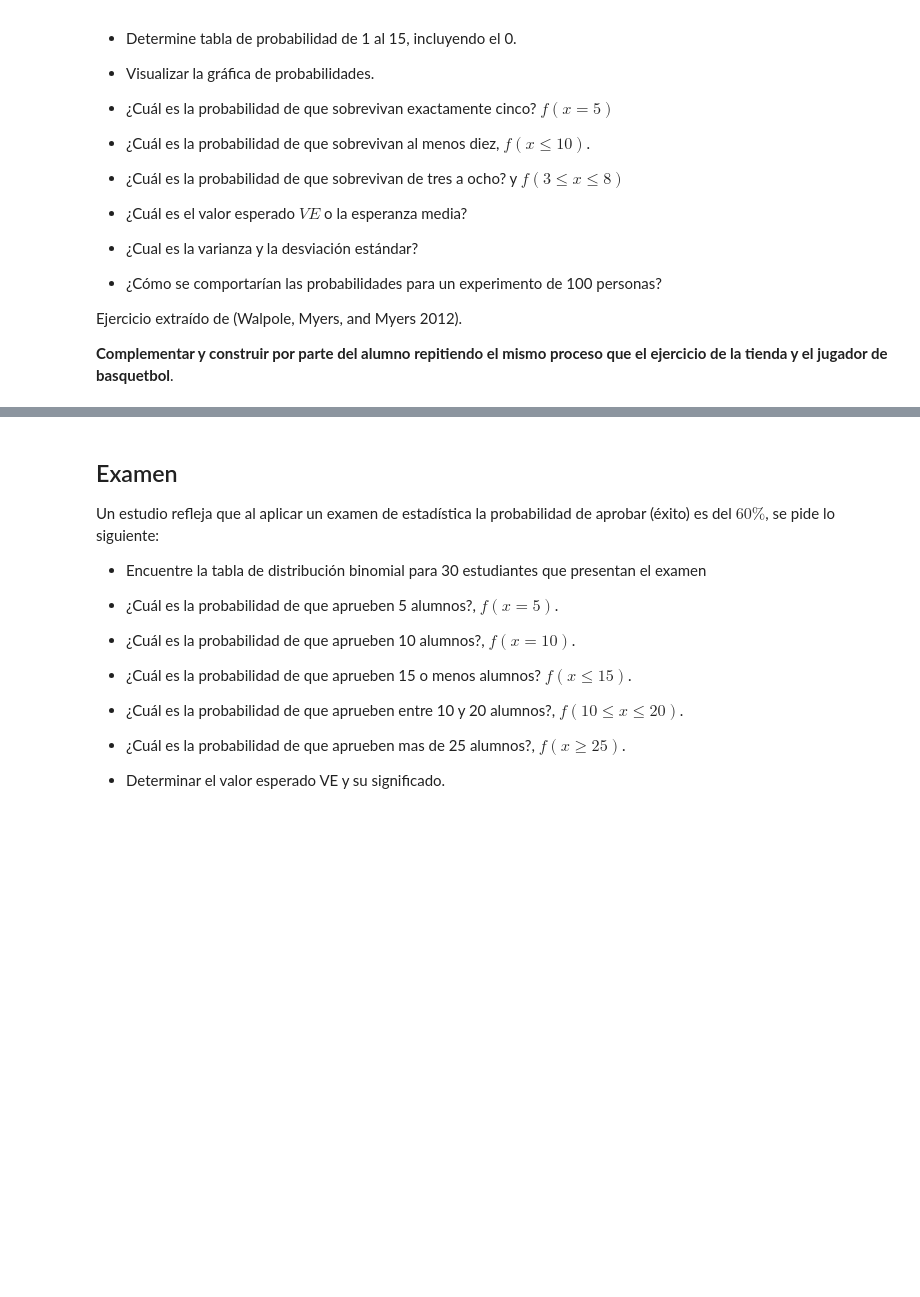
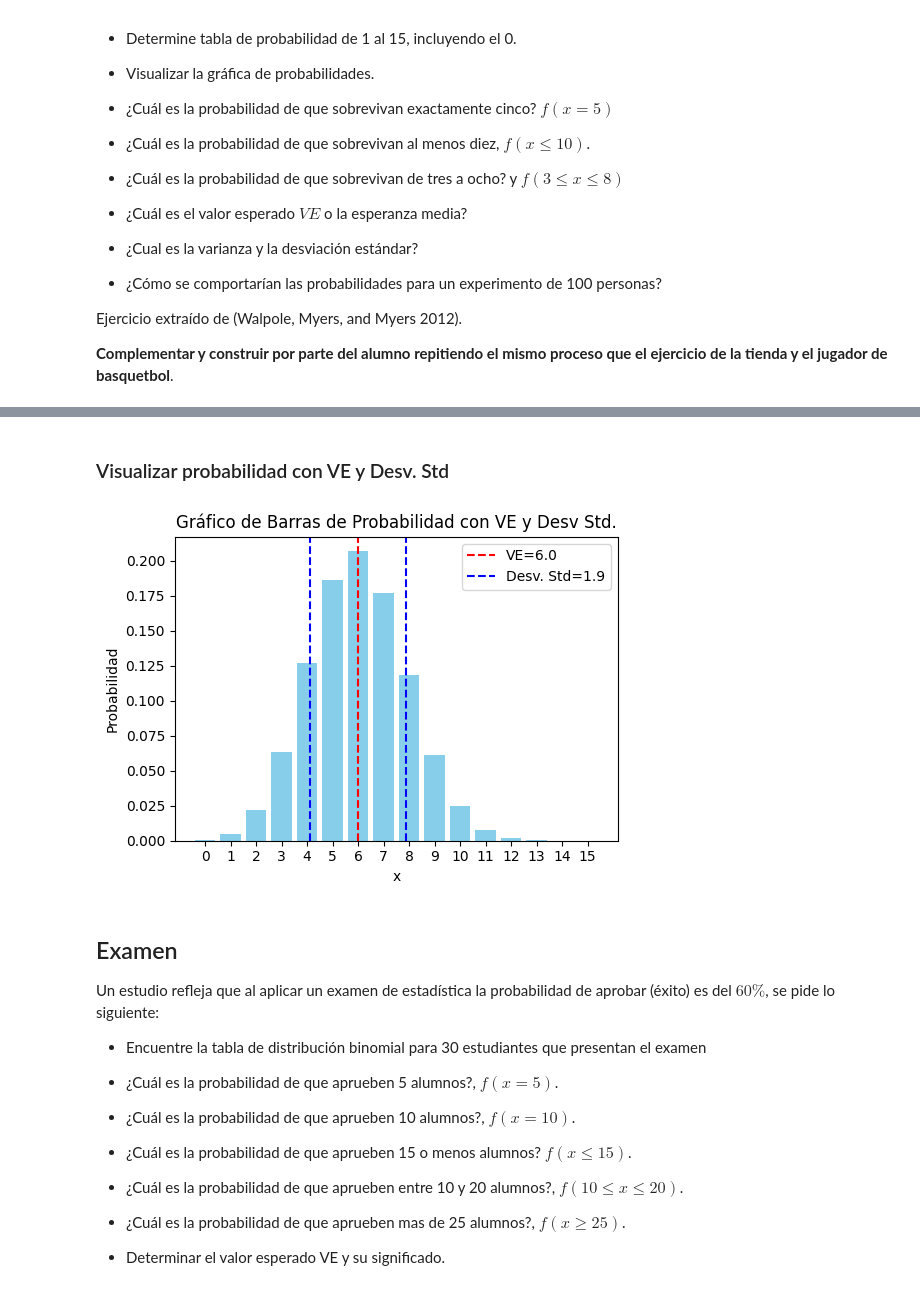
Before and after one commit to rpizarrog/probabilidad-y-estad-stica, a Jupyter notebook: Python 2023/Caso_17_Distribución_binomial.ipynb, the cells around one changed output, grey strips where cells are left out. Saved outputs shown, nothing was run; the diff lists cells and outputs as text; code cells hidden in the pictures; blank space fills up the shorter version.

```diff
--- a/Python 2023/Caso_17_Distribución_binomial.ipynb
+++ b/Python 2023/Caso_17_Distribución_binomial.ipynb
@@ -361,3 +431,9 @@ Ejercicio extraído de (Walpole, Myers, and Myers 2012).
+# %% [markdown]
+### Visualizar probabilidad con VE y Desv. Std
+# %%
+f_graficos_probabilidad_discreta_VE_ds(tabla, VE, desv_std)
+# %% [output]
+[figure, added]
 # %% [markdown]
 ## Examen
 
```
Also changed, not shown: parts of 18 cells of this notebook.
